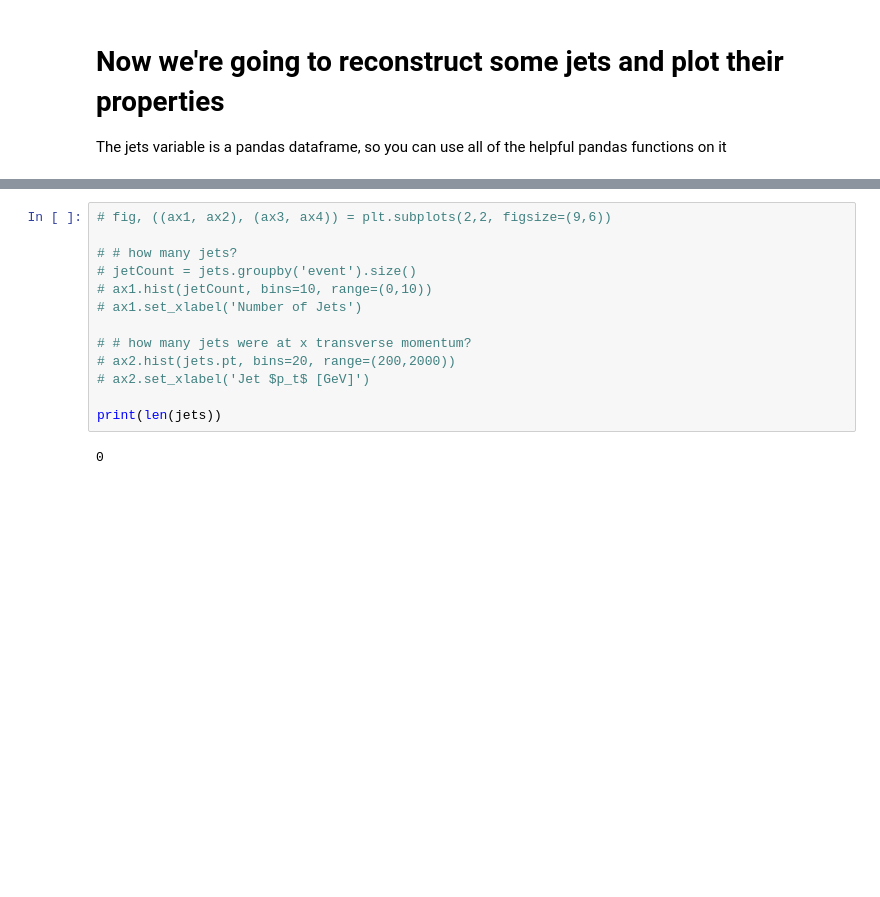
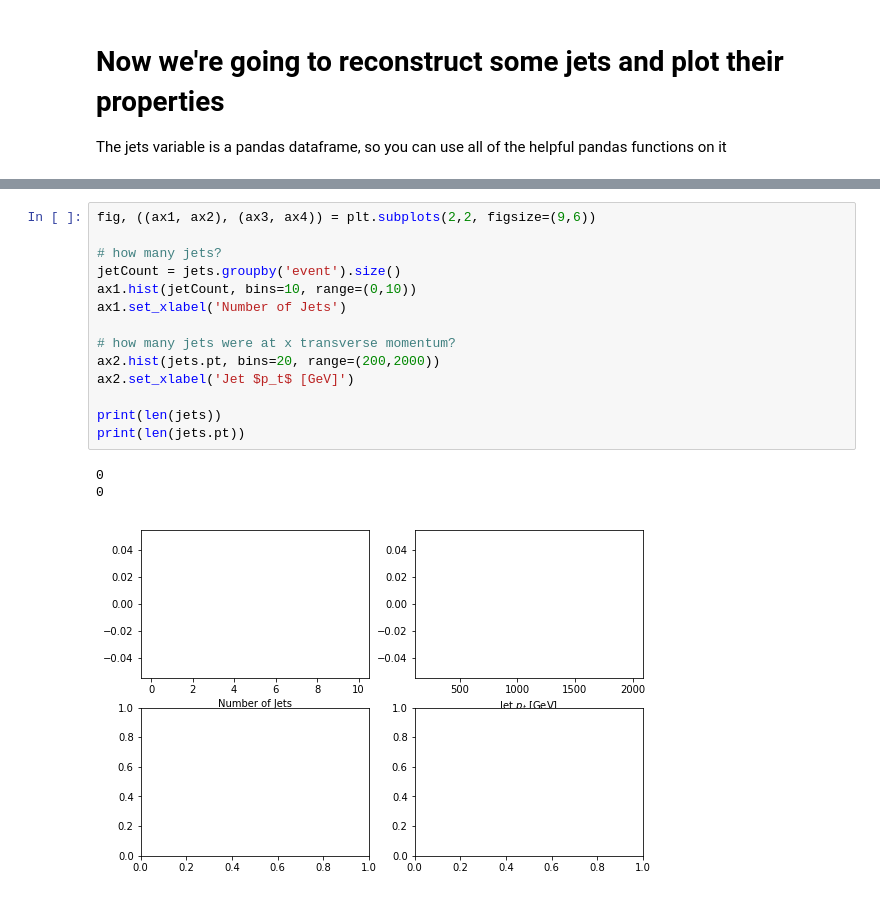
Before and after one commit to WyattBlair77/DataExploration, a Jupyter notebook: wyatt_DataTest.ipynb, the cells around one changed output, grey strips where cells are left out. Saved outputs shown, nothing was run; the diff lists cells and outputs as text; blank space fills up the shorter version.

```diff
--- a/wyatt_DataTest.ipynb
+++ b/wyatt_DataTest.ipynb
@@ -91,15 +133,18 @@ print(type(jets))
 # %%
-# fig, ((ax1, ax2), (ax3, ax4)) = plt.subplots(2,2, figsize=(9,6))
+fig, ((ax1, ax2), (ax3, ax4)) = plt.subplots(2,2, figsize=(9,6))
 
-# # how many jets?
-# jetCount = jets.groupby('event').size()
-# ax1.hist(jetCount, bins=10, range=(0,10))
-# ax1.set_xlabel('Number of Jets')
+# how many jets?
+jetCount = jets.groupby('event').size()
+ax1.hist(jetCount, bins=10, range=(0,10))
+ax1.set_xlabel('Number of Jets')
 
-# # how many jets were at x transverse momentum?
-# ax2.hist(jets.pt, bins=20, range=(200,2000))
-# ax2.set_xlabel('Jet $p_t$ [GeV]')
+# how many jets were at x transverse momentum?
+ax2.hist(jets.pt, bins=20, range=(200,2000))
+ax2.set_xlabel('Jet $p_t$ [GeV]')
 
 print(len(jets))
+print(len(jets.pt))
 # %% [output]
 0
+0
+[figure, added]
```
Also changed, not shown: parts of 6 cells of this notebook, 2 other files.
